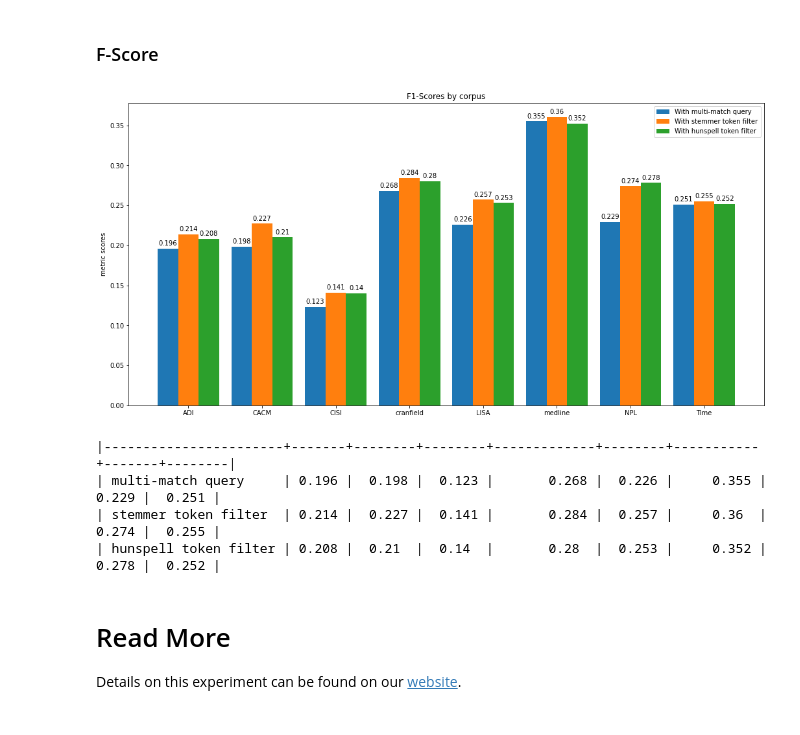
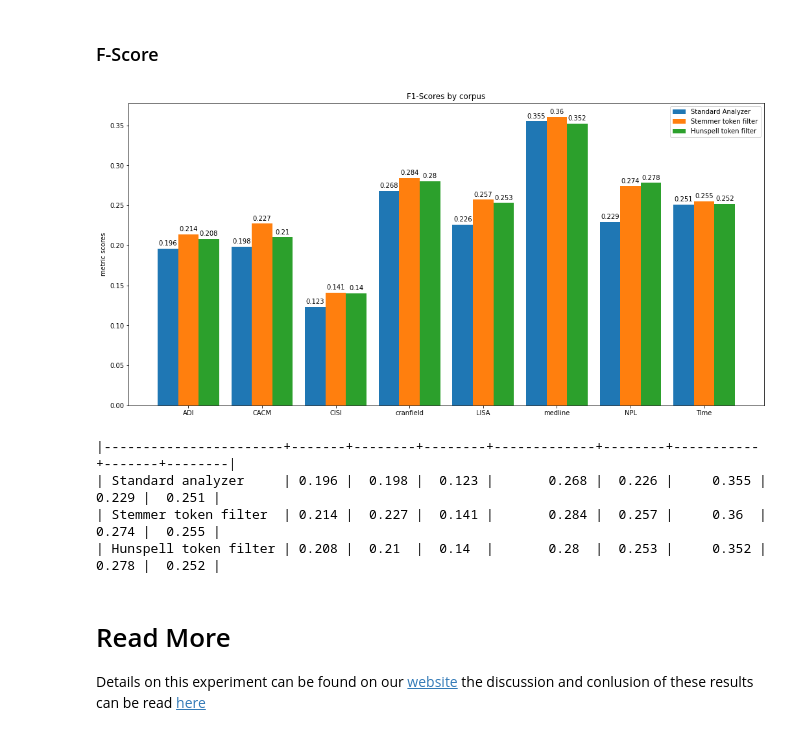
Before and after one commit to pragmalingu/experiments, a Jupyter notebook: 01_Stemming/Experiment/First_Experiment_Stemming.ipynb, the cells around one changed output. Cells and saved outputs as stored; diff of their text form; code cells hidden in the pictures.

```diff
--- a/01_Stemming/Experiment/First_Experiment_Stemming.ipynb
+++ b/01_Stemming/Experiment/First_Experiment_Stemming.ipynb
@@ -2094,46 +2094,46 @@ x = np.arange(len(labels))*1.8  # the label locations
 width = 0.5  # the width of the bars
 
 fig, ax = plt.subplots()
-rects1 = ax.bar(x - width, match_metrics_fscore , width, label='With multi-match query')
-rects2 = ax.bar(x, stemming_metrics_fscore, width, label='With stemmer token filter')
-rects3 = ax.bar(x + width, hunspell_metrics_fscore, width, label='With hunspell token filter')
+rects1 = ax.bar(x - width, match_metrics_fscore , width, label='Standard Analyzer')
+rects2 = ax.bar(x, stemming_metrics_fscore, width, label='Stemmer token filter')
+rects3 = ax.bar(x + width, hunspell_metrics_fscore, width, label='Hunspell token filter')
 
 # Add some text for labels, title and custom x-axis tick labels, etc.
 ax.set_ylabel('metric scores')
 ax.set_title('F1-Scores by corpus')
 ax.set_xticks(x)
 ax.set_xticklabels(labels)
 ax.legend()
 
 
 def autolabel(rects):
     """Attach a text label above each bar in *rects*, displaying its height."""
     for rect in rects:
         height = rect.get_height()
         ax.annotate('{}'.format(height),
                     xy=(rect.get_x() + rect.get_width() / 2, height),
                     xytext=(0, 3),  # 3 points vertical offset
                     textcoords="offset points",
                     ha='center', va='bottom')
 
 
 autolabel(rects1)
 autolabel(rects2)
 autolabel(rects3)
 
 fig.tight_layout()
 fig.set_figwidth(16)
 fig.set_figheight(8)
 
 plt.show()
 # %% [output]
-[figure, old version]
+[figure, new version]
 # %%
 from tabulate import tabulate
 
-match_metrics_fscore.insert(0, 'multi-match query')
-stemming_metrics_fscore.insert(0, 'stemmer token filter')
-hunspell_metrics_fscore.insert(0, 'hunspell token filter')
+match_metrics_fscore.insert(0, 'Standard analyzer')
+stemming_metrics_fscore.insert(0, 'Stemmer token filter')
+hunspell_metrics_fscore.insert(0, 'Hunspell token filter')
 
 l = [match_metrics_fscore, stemming_metrics_fscore, hunspell_metrics_fscore]
 table = tabulate(l, headers=['ADI','CACM', 'CISI','cranfield', 'LISA', 'medline', 'NPL','Time'], tablefmt='orgtbl')
@@ -2141,9 +2141,9 @@ table = tabulate(l, headers=['ADI','CACM', 'CISI','cranfield', 'LISA', 'medline'
 print(table)
 # %% [output]
 |-----------------------+-------+--------+--------+-------------+--------+-----------+-------+--------|
-| multi-match query     | 0.196 |  0.198 |  0.123 |       0.268 |  0.226 |     0.355 | 0.229 |  0.251 |
-| stemmer token filter  | 0.214 |  0.227 |  0.141 |       0.284 |  0.257 |     0.36  | 0.274 |  0.255 |
-| hunspell token filter | 0.208 |  0.21  |  0.14  |       0.28  |  0.253 |     0.352 | 0.278 |  0.252 |
+| Standard analyzer     | 0.196 |  0.198 |  0.123 |       0.268 |  0.226 |     0.355 | 0.229 |  0.251 |
+| Stemmer token filter  | 0.214 |  0.227 |  0.141 |       0.284 |  0.257 |     0.36  | 0.274 |  0.255 |
+| Hunspell token filter | 0.208 |  0.21  |  0.14  |       0.28  |  0.253 |     0.352 | 0.278 |  0.252 |
 # %% [markdown]
 # Read More
-Details on this experiment can be found on our [website](https://pragmalingu.de/docs/experiments/experiment1).
+Details on this experiment can be found on our [website](https://pragmalingu.de/docs/experiments/experiment1) the discussion and conlusion of these results can be read [here](https://www.pragmalingu.de/docs/comparisons/stemming)
```
Also changed, not shown: parts of 27 cells of this notebook.
